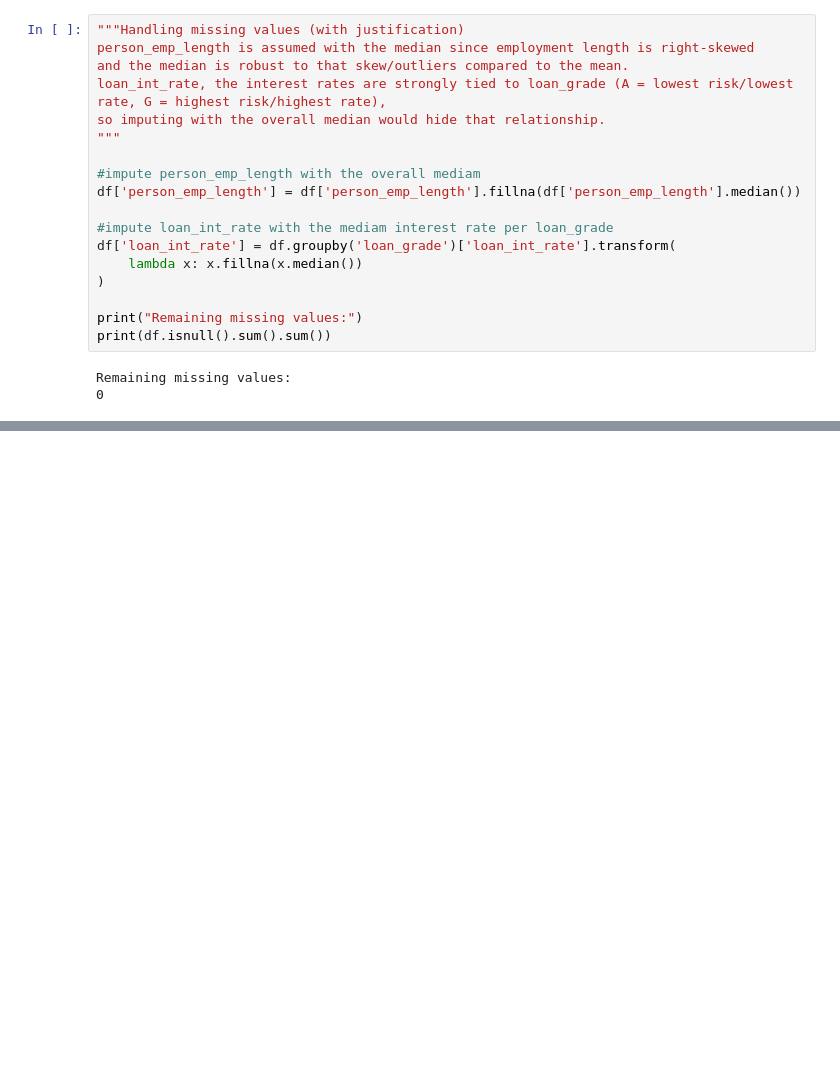
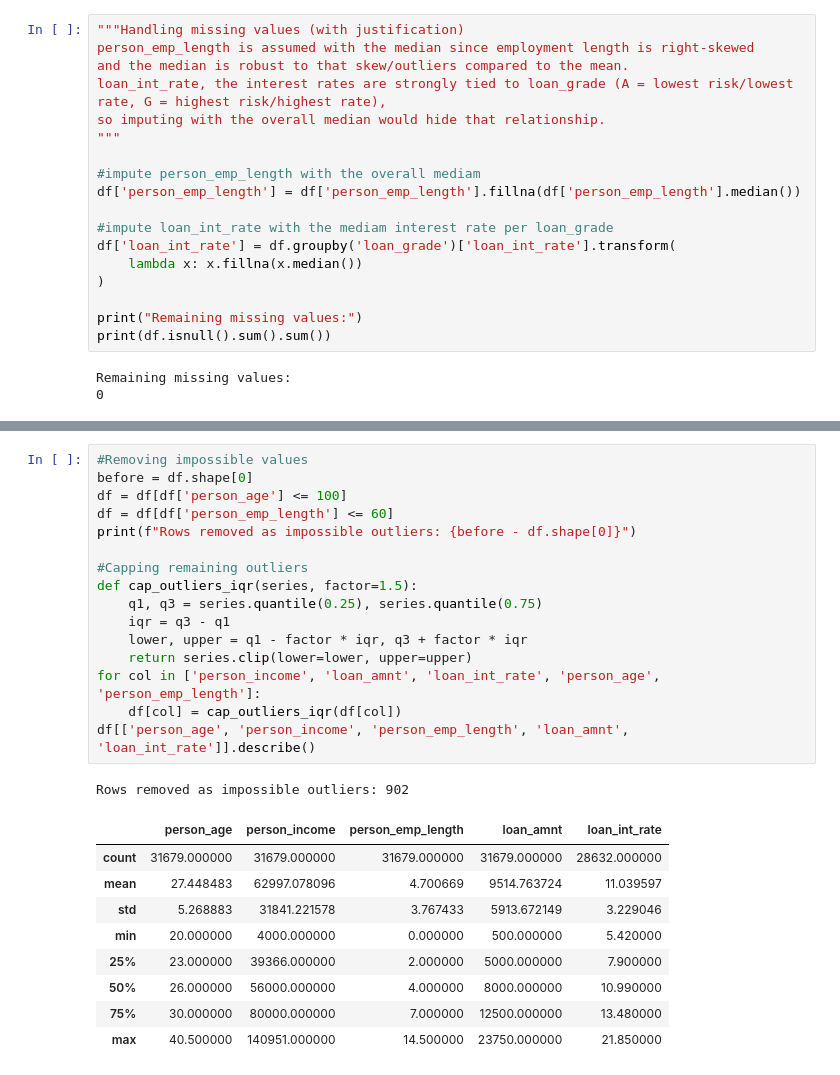
Before and after one commit to Thembelihle-tech/Credit-Risk-Prediction, a Jupyter notebook: Credit_Risk_Prediction.ipynb, the cells around one changed output, grey strips where cells are left out. Drawn from its saved outputs; the diff is of its cells as text; blank space fills up the shorter version.

Commit message:
Treating outliers

```diff
--- a/Credit_Risk_Prediction.ipynb
+++ b/Credit_Risk_Prediction.ipynb
@@ -249,0 +255,27 @@ Shape after removing duplicates: (32416, 12)
+# %%
+#Removing impossible values
+before = df.shape[0]
+df = df[df['person_age'] <= 100]
+df = df[df['person_emp_length'] <= 60]
+print(f"Rows removed as impossible outliers: {before - df.shape[0]}")
+
+#Capping remaining outliers
+def cap_outliers_iqr(series, factor=1.5):
+    q1, q3 = series.quantile(0.25), series.quantile(0.75)
+    iqr = q3 - q1
+    lower, upper = q1 - factor * iqr, q3 + factor * iqr
+    return series.clip(lower=lower, upper=upper)
+for col in ['person_income', 'loan_amnt', 'loan_int_rate', 'person_age', 'person_emp_length']:
+    df[col] = cap_outliers_iqr(df[col])
+df[['person_age', 'person_income', 'person_emp_length', 'loan_amnt', 'loan_int_rate']].describe()
+# %% [output]
+Rows removed as impossible outliers: 902
+|  | person_age | person_income | person_emp_length | loan_amnt | loan_int_rate |
+| count | 31679.000000 | 31679.000000 | 31679.000000 | 31679.000000 | 28632.000000 |
+| mean | 27.448483 | 62997.078096 | 4.700669 | 9514.763724 | 11.039597 |
+| std | 5.268883 | 31841.221578 | 3.767433 | 5913.672149 | 3.229046 |
+| min | 20.000000 | 4000.000000 | 0.000000 | 500.000000 | 5.420000 |
+| 25% | 23.000000 | 39366.000000 | 2.000000 | 5000.000000 | 7.900000 |
+| 50% | 26.000000 | 56000.000000 | 4.000000 | 8000.000000 | 10.990000 |
+| 75% | 30.000000 | 80000.000000 | 7.000000 | 12500.000000 | 13.480000 |
+| max | 40.500000 | 140951.000000 | 14.500000 | 23750.000000 | 21.850000 |
```
Also changed, not shown: parts of 2 cells of this notebook.
